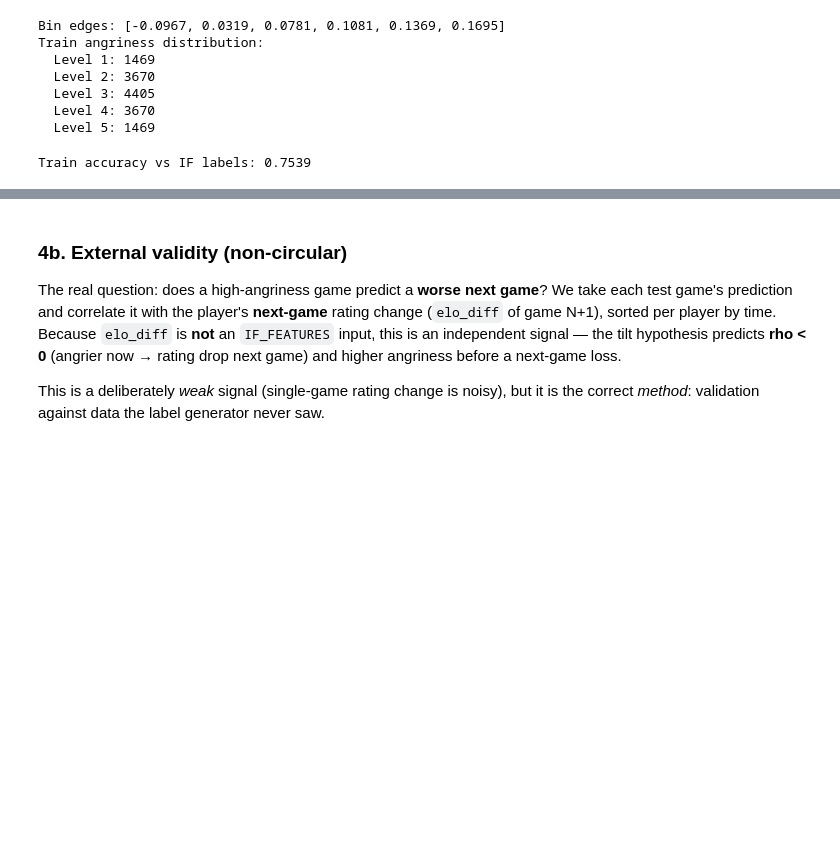
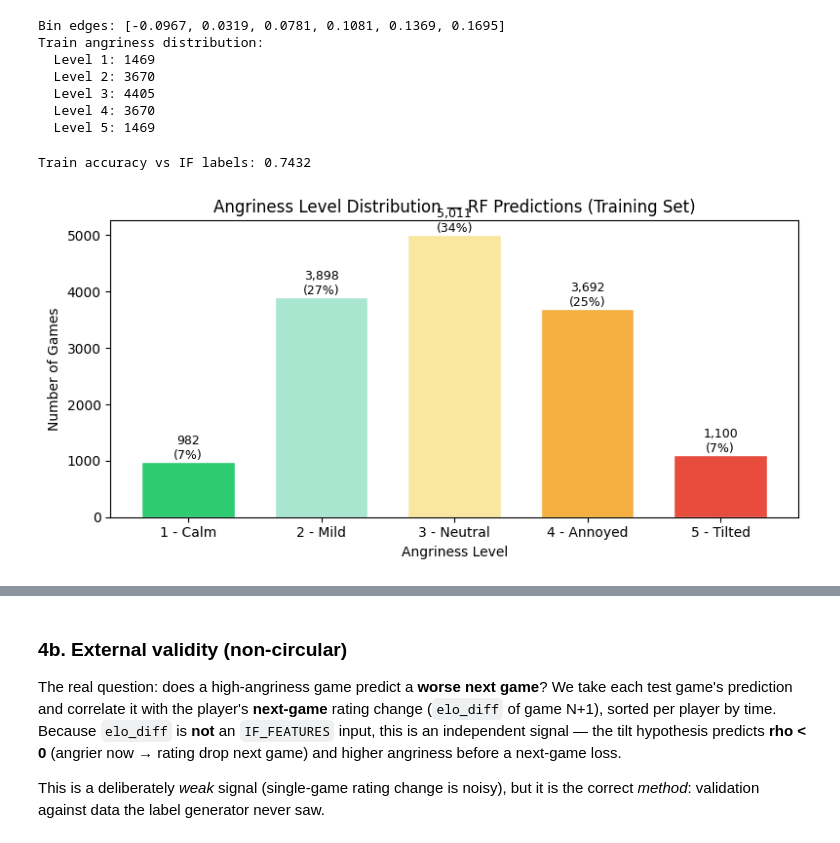
Before and after one commit to Kanku-SEP4-org/Chess-Assistance, a Jupyter notebook: machine_learning/trainers/trainer-angriness-predictor/notebooks/pipeline-v3.ipynb, the cells around one changed output, grey strips where cells are left out. Drawn from its saved outputs; the diff is of its cells as text; code cells hidden in the pictures; blank space fills up the shorter version.

```diff
--- a/machine_learning/trainers/trainer-angriness-predictor/notebooks/pipeline-v3.ipynb
+++ b/machine_learning/trainers/trainer-angriness-predictor/notebooks/pipeline-v3.ipynb
@@ -47,4 +47,10 @@ FEATURE_ORDER = [
 ]
 IQR_MULTIPLIER = 1.5
 PERCENTILE_EDGES = [0, 10, 35, 65, 90, 100]
+
+# Where diagnostic plots are written (notebooks/plots, matches v2).
+PLOT_DIR = Path.cwd() / "plots"
+PLOT_DIR.mkdir(exist_ok=True)
+LEVEL_LABELS = {1: "Calm", 2: "Mild", 3: "Neutral", 4: "Annoyed", 5: "Tilted"}
+LEVEL_COLORS = ["#2ecc71", "#a8e6cf", "#f9e79f", "#f5b041", "#e74c3c"]
 # %% [output]
@@ -191,10 +197,33 @@ Train angriness distribution:
   Level 5: 1469
 # %%
 # Stage 2: Random Forest surrogate on UNSCALED train features
-rf = RandomForestClassifier(n_estimators=200, max_depth=9, min_samples_leaf=5,
+rf = RandomForestClassifier(n_estimators=200, max_depth=9, min_samples_leaf=9,
                             min_samples_split=10, max_features="sqrt",
-                            random_state=RANDOM_STATE, n_jobs=-1)
+                            random_state=42, n_jobs=-1)
 rf.fit(raw_train[FEATURE_ORDER].values, y_train)
 print("Train accuracy vs IF labels:", round((rf.predict(raw_train[FEATURE_ORDER].values) == y_train).mean(), 4))
 # %% [output]
-Train accuracy vs IF labels: 0.7539
+Train accuracy vs IF labels: 0.7432
+# %%
+rf_pred_train = rf.predict(raw_train[FEATURE_ORDER].values)
+
+level_counts = pd.Series(rf_pred_train).value_counts().sort_index()
+
+fig, ax = plt.subplots(figsize=(8, 4))
+bars = ax.bar(level_counts.index, level_counts.values,
+              color=[LEVEL_COLORS[i - 1] for i in level_counts.index],
+              edgecolor="white", width=0.7)
+for bar, count in zip(bars, level_counts.values):
+    pct = count / len(rf_pred_train) * 100
+    ax.text(bar.get_x() + bar.get_width() / 2, bar.get_height() + 50,
+            f"{count:,}\n({pct:.0f}%)", ha="center", fontsize=9)
+ax.set_xticks(level_counts.index)
+ax.set_xticklabels([f"{lvl} - {LEVEL_LABELS[lvl]}" for lvl in level_counts.index])
+ax.set_xlabel("Angriness Level")
+ax.set_ylabel("Number of Games")
+ax.set_title("Angriness Level Distribution — RF Predictions (Training Set)")
+fig.tight_layout()
+fig.savefig(PLOT_DIR / "v3_angriness_distribution.png", dpi=150)
+plt.show()
+# %% [output]
+[figure, added]
```
Also changed, not shown: parts of 12 cells of this notebook.
